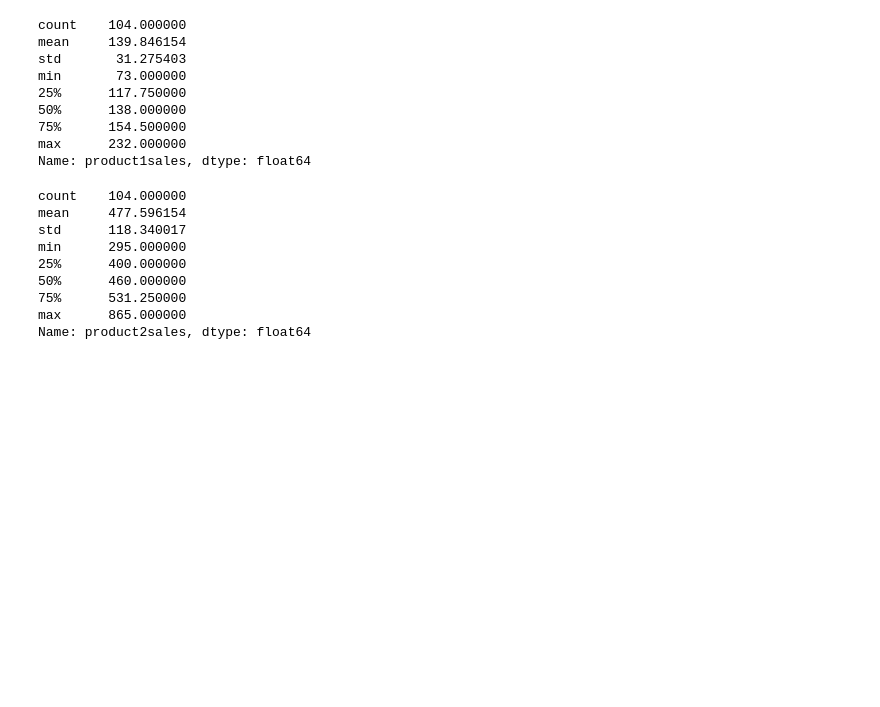
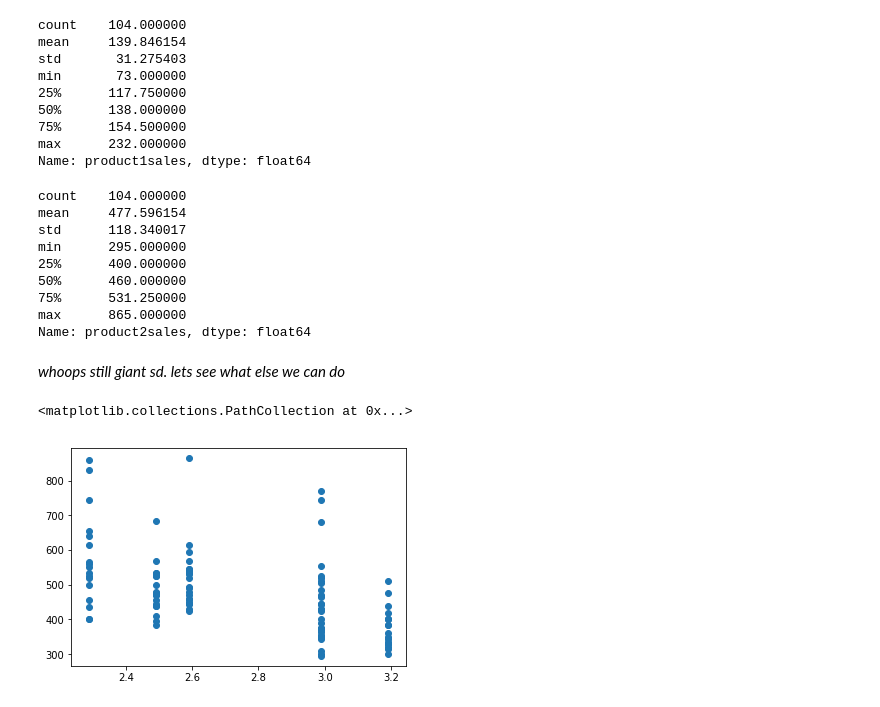
Before and after one commit to michlee1337/DataScience, a Jupyter notebook: GrocerySales.ipynb, the cells around one changed output. Cells and saved outputs as stored; diff of their text form; code cells hidden in the pictures; blank space fills up the shorter version.

```diff
--- a/GrocerySales.ipynb
+++ b/GrocerySales.ipynb
@@ -154,3 +152,10 @@ min      295.000000
 75%      531.250000
 max      865.000000
 Name: product2sales, dtype: float64
+# %% [markdown]
+*whoops still giant sd. lets see what else we can do*
+# %%
+plt.scatter(dfAus['product2price'],dfAus['product2sales'])
+# %% [output]
+<matplotlib.collections.PathCollection at 0x...>
+[figure, added]
```
Also changed, not shown: parts of 4 cells of this notebook.
